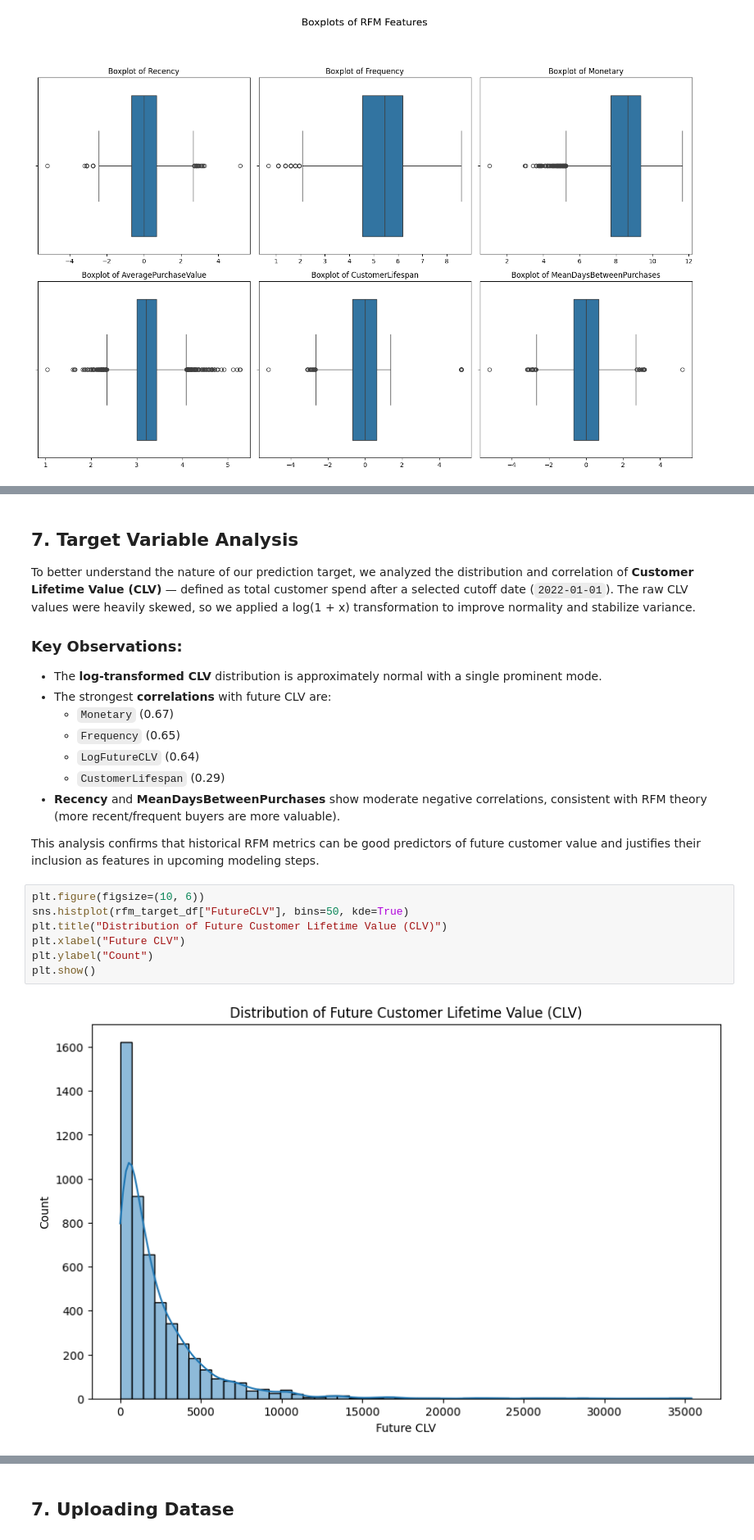
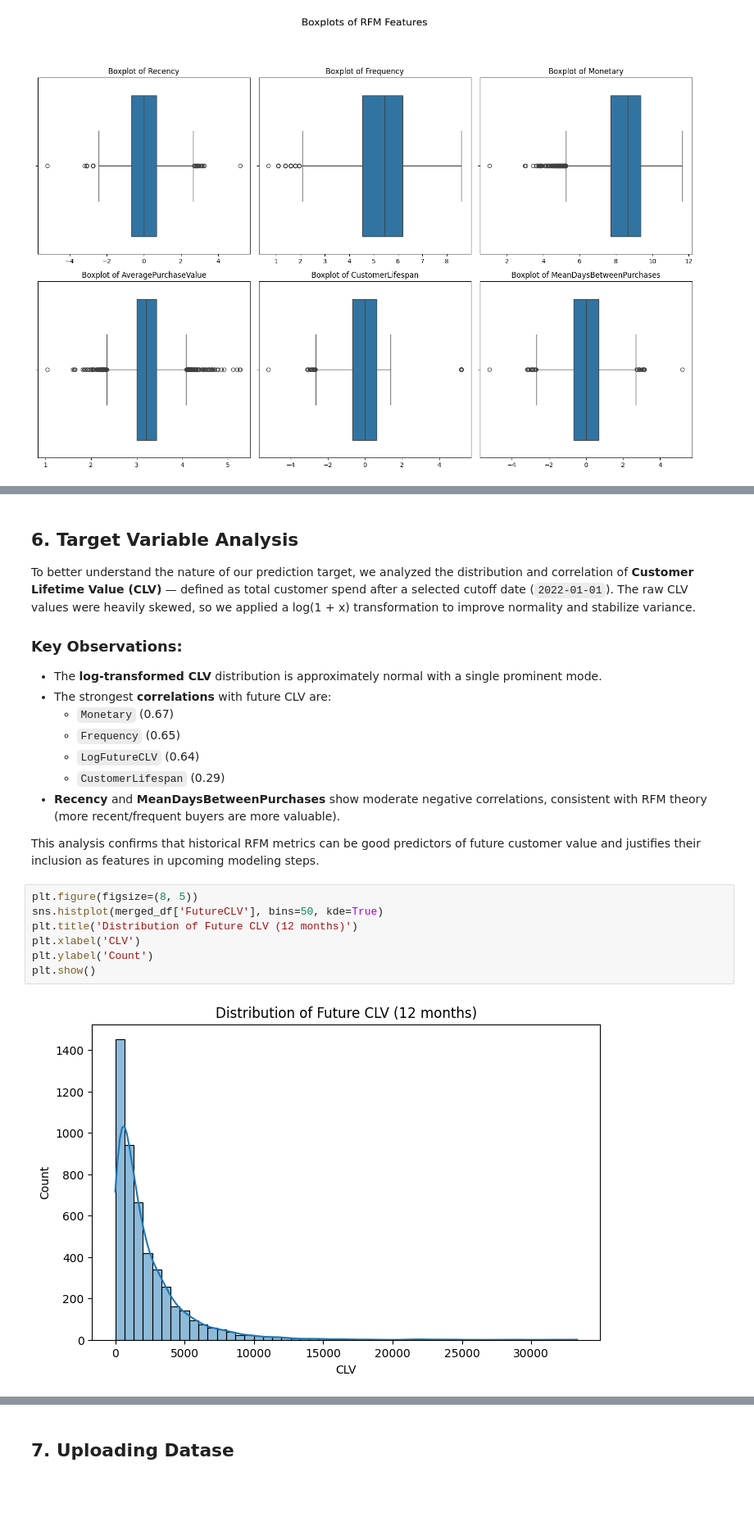
Before and after one commit to IvanOsipovDS/clv_prediction_project, a Jupyter notebook: notebooks/1_EDA.ipynb, the cells around one changed output, grey strips where cells are left out. Shown: that part at 82% size. Cells and saved outputs as stored; diff of their text form; blank space fills up the shorter version.

Commit message:
CLV target 2

```diff
--- a/notebooks/1_EDA.ipynb
+++ b/notebooks/1_EDA.ipynb
@@ -221,5 +200,5 @@ rfm_target_df.head()
 # %% [markdown]
-## 7. Target Variable Analysis
+## 6. Target Variable Analysis
 
 To better understand the nature of our prediction target, we analyzed the distribution and correlation of **Customer Lifetime Value (CLV)** — defined as total customer spend after a selected cutoff date (`2022-01-01`). The raw CLV values were heavily skewed, so we applied a log(1 + x) transformation to improve normality and stabilize variance.
 
@@ -234,11 +213,11 @@ To better understand the nature of our prediction target, we analyzed the distri
 
 This analysis confirms that historical RFM metrics can be good predictors of future customer value and justifies their inclusion as features in upcoming modeling steps.
 # %%
-plt.figure(figsize=(10, 6))
-sns.histplot(rfm_target_df["FutureCLV"], bins=50, kde=True)
-plt.title("Distribution of Future Customer Lifetime Value (CLV)")
-plt.xlabel("Future CLV")
-plt.ylabel("Count")
+plt.figure(figsize=(8, 5))
+sns.histplot(merged_df['FutureCLV'], bins=50, kde=True)
+plt.title('Distribution of Future CLV (12 months)')
+plt.xlabel('CLV')
+plt.ylabel('Count')
 plt.show()
 # %% [output]
-[figure, old version]
+[figure, new version]
```
Also changed, not shown: parts of 10 cells of this notebook, 1 other file.
